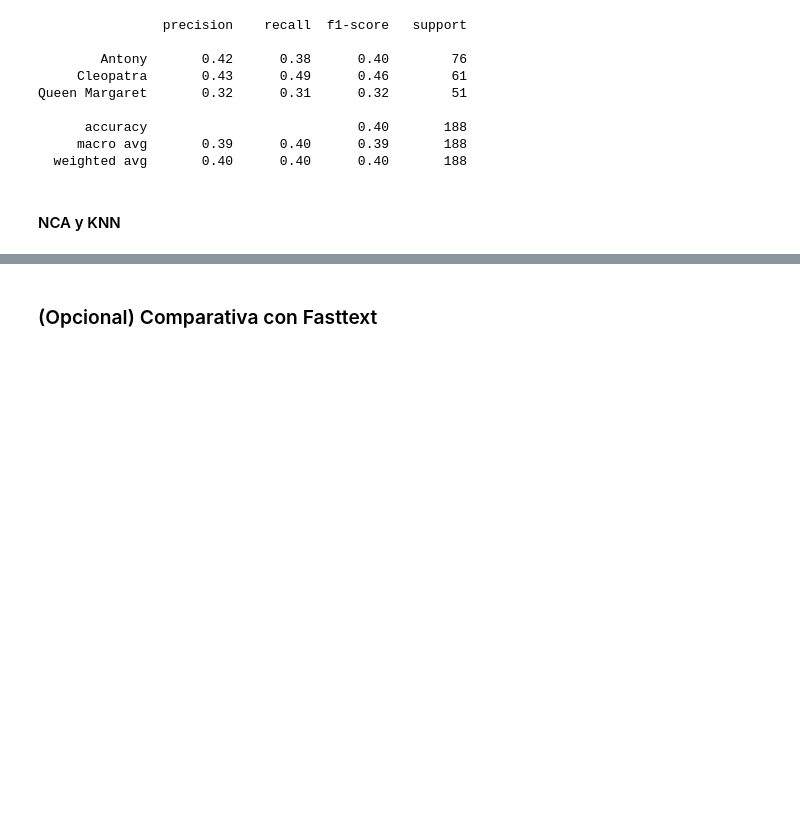
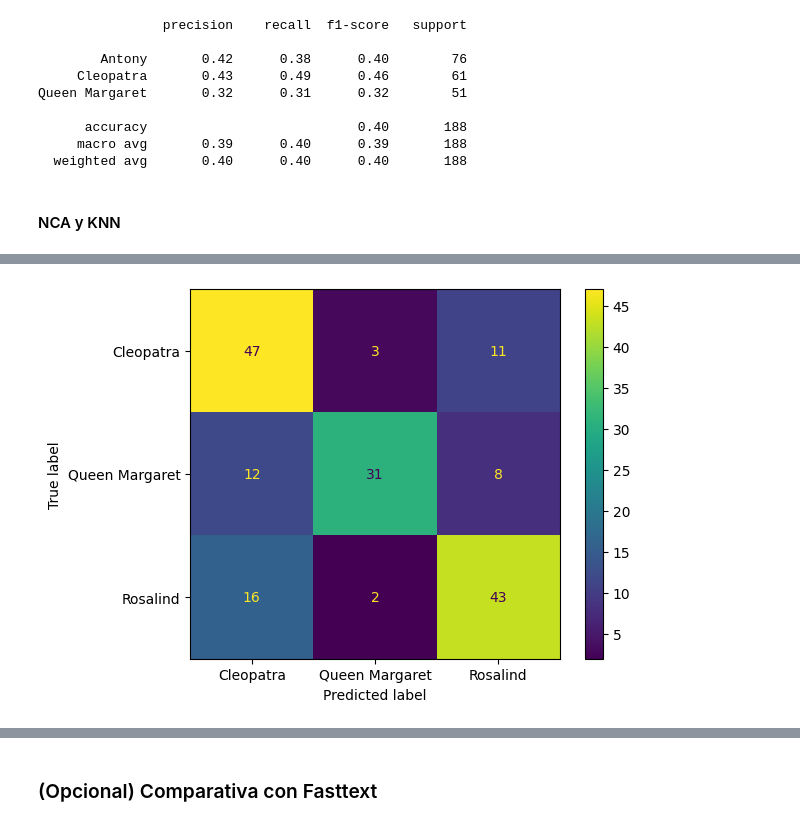
Before and after one commit to luchymd89/introcd, a Jupyter notebook: Tarea_2/shakespeare_tarea_2.ipynb, the cells around one changed output, grey strips where cells are left out. Drawn from its saved outputs; the diff is of its cells as text; code cells hidden in the pictures; blank space fills up the shorter version.

```diff
--- a/Tarea_2/shakespeare_tarea_2.ipynb
+++ b/Tarea_2/shakespeare_tarea_2.ipynb
@@ -850,0 +882,18 @@ X_test_knn_nca_tfidf = tf_idf.transform(X_test_knn_counts)
+# %%
+additional_stop_words=['thou', 'thee', 'thy', 'ye', 'thine', ]
+count_vect = CountVectorizer(stop_words=list(text.ENGLISH_STOP_WORDS.union(additional_stop_words)), ngram_range=(1,1))
+X2_train_counts = count_vect.fit_transform(X2_train)
+tf = TfidfTransformer(use_idf=True)
+X2_train_tf = tf.fit_transform(X2_train_counts)
+
+bayes_clf = MultinomialNB().fit(X2_train_tf, y2_train)
+
+# Ver las primeras 10 predicciones de train
+y2_pred_train = bayes_clf.predict(X2_train_tf)
+# %%
+X2_test_counts = count_vect.transform(X2_test)
+X2_test_tf = tf.transform(X2_test_counts)
+y2_test_pred = bayes_clf.predict(X2_test_tf)
+disp = ConfusionMatrixDisplay.from_predictions(y2_test, y2_test_pred)
+# %% [output]
+[figure, added]
```
Also changed, not shown: parts of 5 cells of this notebook.
